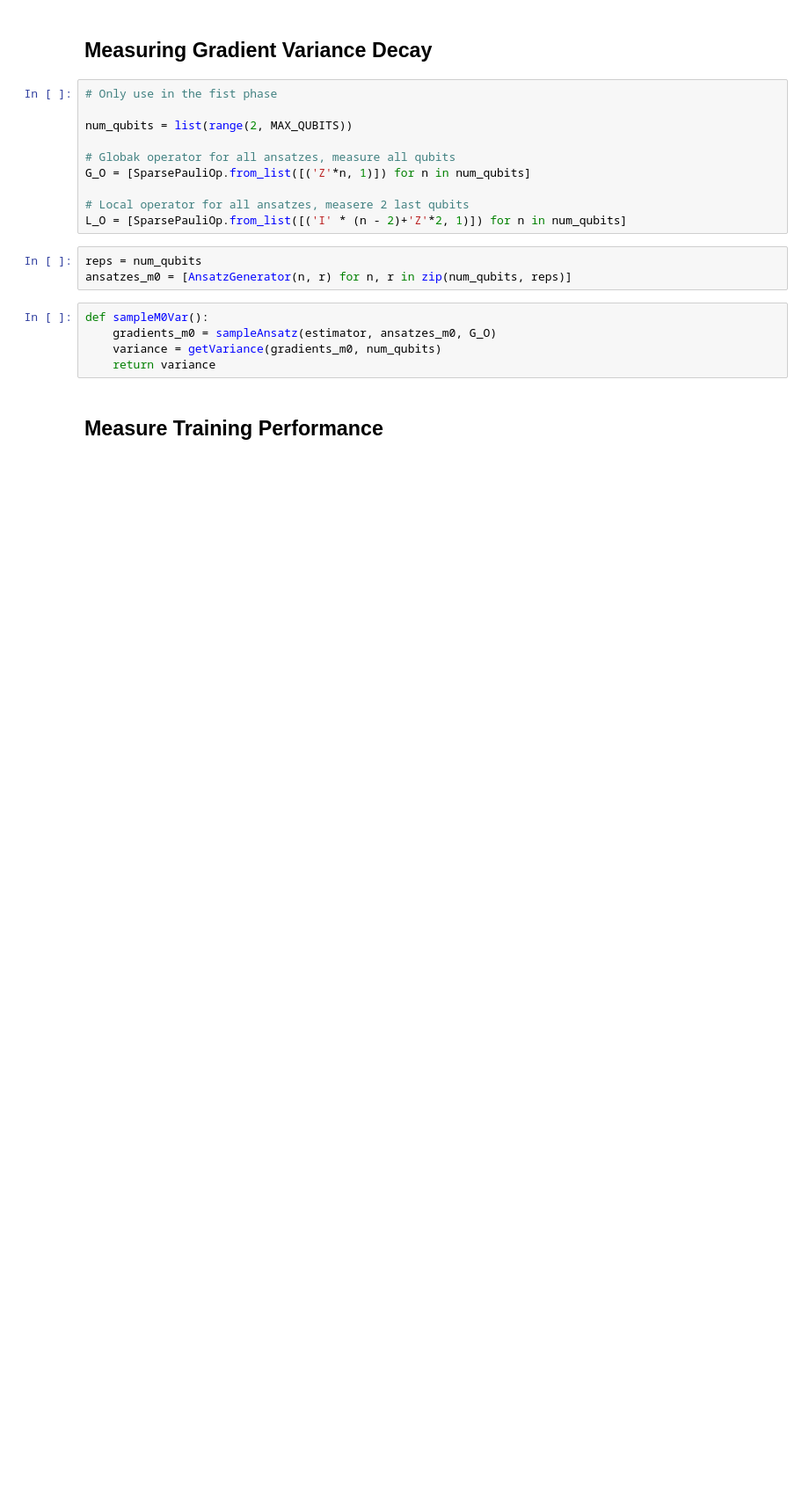
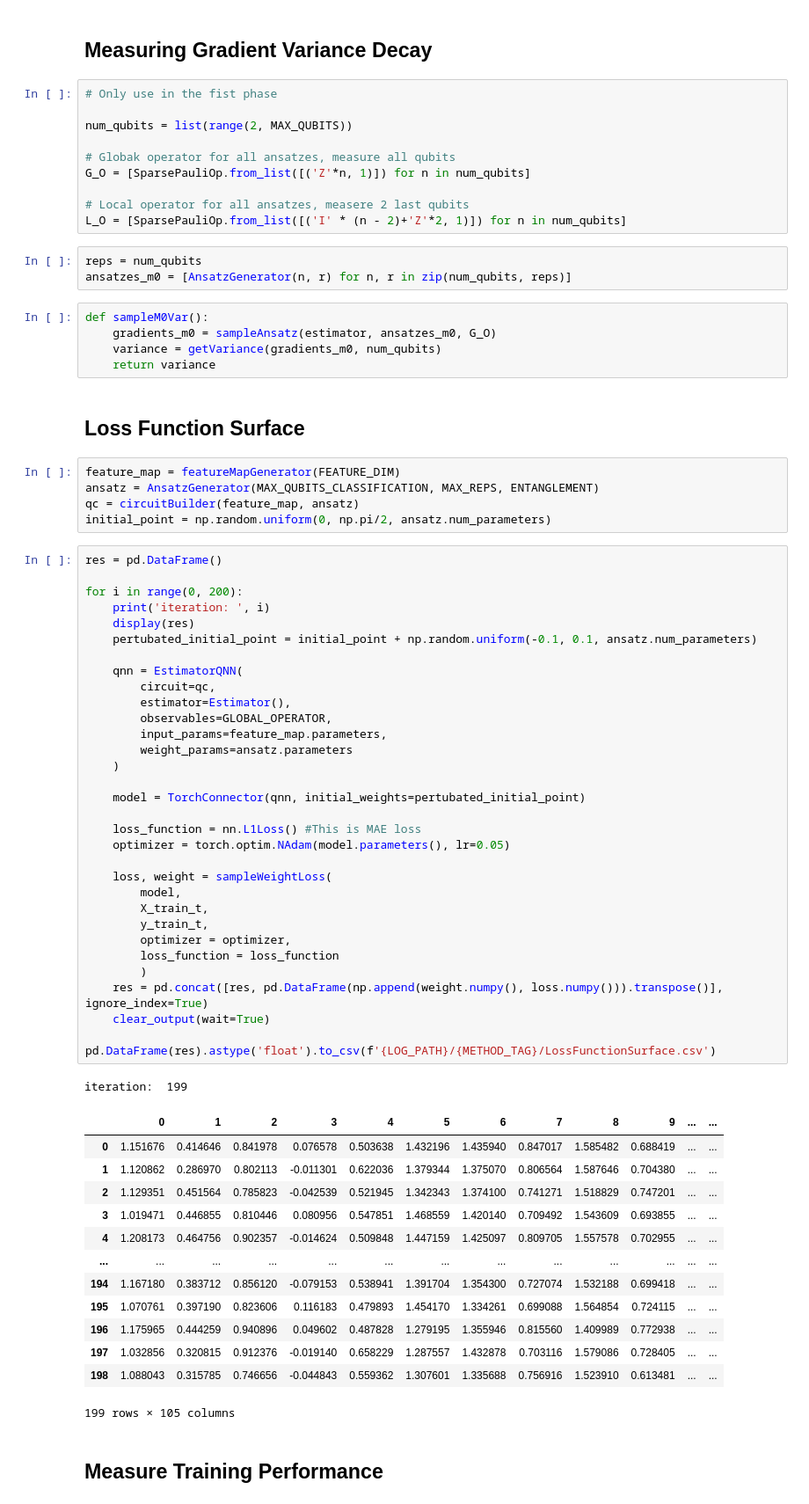
Before and after one commit to NNCT2904/VQA-Notes-v2, a Jupyter notebook: TrainEpochM0.ipynb, the cells around one changed output. Shown: that part at 88% size. Saved outputs shown, nothing was run; the diff lists cells and outputs as text; blank space fills up the shorter version.

Commit message:
Data for loss fn visualisation

```diff
--- a/TrainEpochM0.ipynb
+++ b/TrainEpochM0.ipynb
@@ -53,5 +87,59 @@ def sampleM0Var():
     gradients_m0 = sampleAnsatz(estimator, ansatzes_m0, G_O)
     variance = getVariance(gradients_m0, num_qubits)
     return variance
+# %% [markdown]
+## Loss Function Surface
+# %%
+feature_map = featureMapGenerator(FEATURE_DIM)
+ansatz = AnsatzGenerator(MAX_QUBITS_CLASSIFICATION, MAX_REPS, ENTANGLEMENT)
+qc = circuitBuilder(feature_map, ansatz)
+initial_point = np.random.uniform(0, np.pi/2, ansatz.num_parameters)
+# %%
+res = pd.DataFrame()
+
+for i in range(0, 200):
+    print('iteration: ', i)
+    display(res)
+    pertubated_initial_point = initial_point + np.random.uniform(-0.1, 0.1, ansatz.num_parameters)
+
+    qnn = EstimatorQNN(
+        circuit=qc,
+        estimator=Estimator(),
+        observables=GLOBAL_OPERATOR,
+        input_params=feature_map.parameters,
+        weight_params=ansatz.parameters
+    )
+
+    model = TorchConnector(qnn, initial_weights=pertubated_initial_point)
+
+    loss_function = nn.L1Loss() #This is MAE loss
+    optimizer = torch.optim.NAdam(model.parameters(), lr=0.05)
+
+    loss, weight = sampleWeightLoss(
+        model,
+        X_train_t,
+        y_train_t,
+        optimizer = optimizer,
+        loss_function = loss_function
+        )
+    res = pd.concat([res, pd.DataFrame(np.append(weight.numpy(), loss.numpy())).transpose()], ignore_index=True)
+    clear_output(wait=True)
+
+pd.DataFrame(res).astype('float').to_csv(f'{LOG_PATH}/{METHOD_TAG}/LossFunctionSurface.csv')
+# %% [output]
+iteration:  199
+|  | 0 | 1 | 2 | 3 | 4 | 5 | 6 | 7 | 8 | 9 | ... | ... |
+| 0 | 1.151676 | 0.414646 | 0.841978 | 0.076578 | 0.503638 | 1.432196 | 1.435940 | 0.847017 | 1.585482 | 0.688419 | ... | ... |
+| 1 | 1.120862 | 0.286970 | 0.802113 | -0.011301 | 0.622036 | 1.379344 | 1.375070 | 0.806564 | 1.587646 | 0.704380 | ... | ... |
+| 2 | 1.129351 | 0.451564 | 0.785823 | -0.042539 | 0.521945 | 1.342343 | 1.374100 | 0.741271 | 1.518829 | 0.747201 | ... | ... |
+| 3 | 1.019471 | 0.446855 | 0.810446 | 0.080956 | 0.547851 | 1.468559 | 1.420140 | 0.709492 | 1.543609 | 0.693855 | ... | ... |
+| 4 | 1.208173 | 0.464756 | 0.902357 | -0.014624 | 0.509848 | 1.447159 | 1.425097 | 0.809705 | 1.557578 | 0.702955 | ... | ... |
+| ... | ... | ... | ... | ... | ... | ... | ... | ... | ... | ... | ... | ... |
+| 194 | 1.167180 | 0.383712 | 0.856120 | -0.079153 | 0.538941 | 1.391704 | 1.354300 | 0.727074 | 1.532188 | 0.699418 | ... | ... |
+| 195 | 1.070761 | 0.397190 | 0.823606 | 0.116183 | 0.479893 | 1.454170 | 1.334261 | 0.699088 | 1.564854 | 0.724115 | ... | ... |
+| 196 | 1.175965 | 0.444259 | 0.940896 | 0.049602 | 0.487828 | 1.279195 | 1.355946 | 0.815560 | 1.409989 | 0.772938 | ... | ... |
+| 197 | 1.032856 | 0.320815 | 0.912376 | -0.019140 | 0.658229 | 1.287557 | 1.432878 | 0.703116 | 1.579086 | 0.728405 | ... | ... |
+| 198 | 1.088043 | 0.315785 | 0.746656 | -0.044843 | 0.559362 | 1.307601 | 1.335688 | 0.756916 | 1.523910 | 0.613481 | ... | ... |
+199 rows × 105 columns
 # %% [markdown]
 ## Measure Training Performance
```
Also changed, not shown: parts of 6 cells of this notebook, 9 other files.
